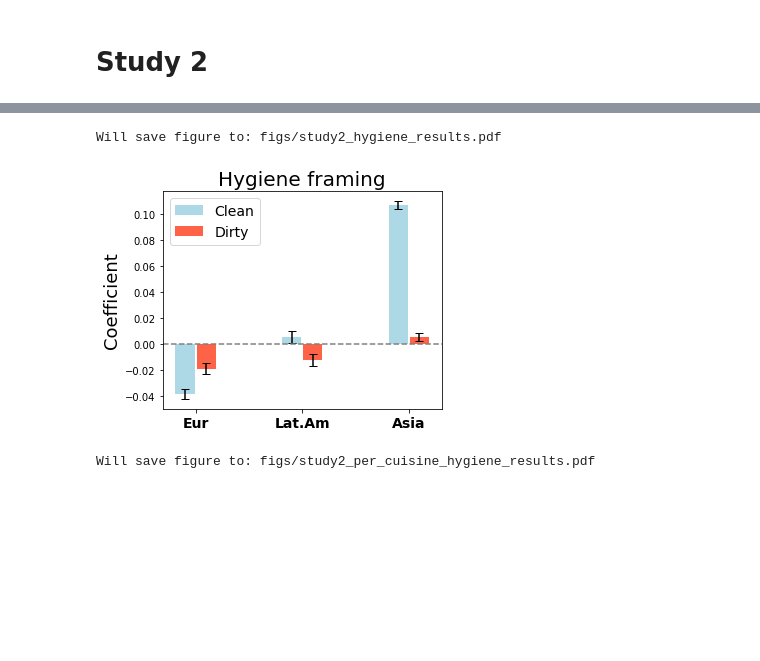
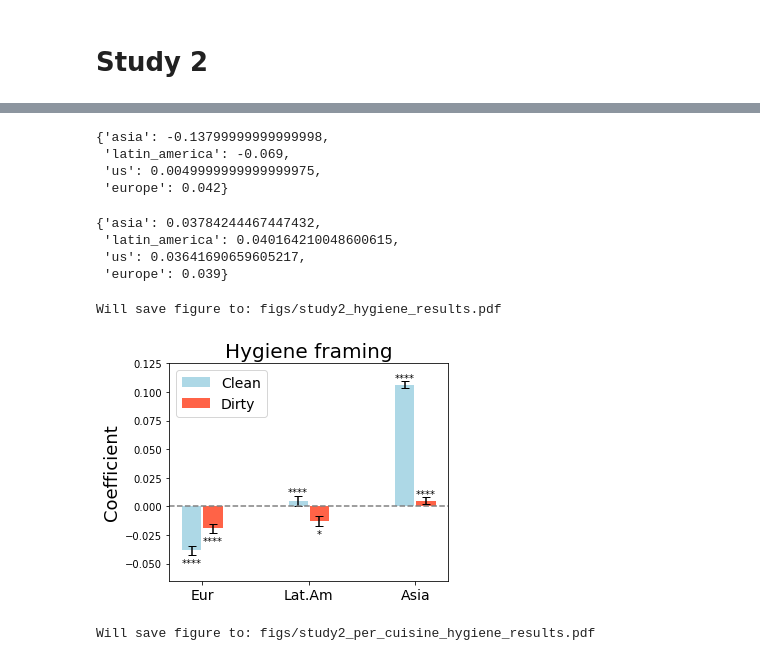
Before and after one commit to yiweiluo/immigrant-food-framing, a Jupyter notebook: 2_DATA_ANALYSIS/plotting.ipynb, the cells around one changed output, grey strips where cells are left out. Saved outputs shown, nothing was run; the diff lists cells and outputs as text; code cells hidden in the pictures; blank space fills up the shorter version.

Commit message:
update Study1B figures; change Study1A point plots to barplots; add sig asterisks

```diff
--- a/2_DATA_ANALYSIS/plotting.ipynb
+++ b/2_DATA_ANALYSIS/plotting.ipynb
@@ -837,8 +1143,8 @@ ax2.set_xticklabels(['exot.','proto.','auth.'], fontsize=16)
 
 for ax_ix,ax in enumerate([ax1, ax2]):
     ax.set_xlabel("")
-    ax.text(-0.1, 1.03, string.ascii_uppercase[ax_ix], transform=ax.transAxes,
-                size=17, weight='bold')
+#     ax.text(-0.1, 1.03, string.ascii_uppercase[ax_ix], transform=ax.transAxes,
+#                 size=17, weight='bold')
     ax.set_xticklabels(ax.get_xticklabels(), fontsize=12)
     plt.setp(ax.get_legend().get_texts(), fontsize='14')
     plt.setp(ax.get_legend().get_title(), fontsize='14')
@@ -882,8 +1188,8 @@ ax2.set_xticklabels(['exot.','proto.','auth.'], fontsize=16)
 
 for ax_ix,ax in enumerate([ax1, ax2]):
     ax.set_xlabel("")
-    ax.text(-0.1, 1.03, string.ascii_uppercase[ax_ix], transform=ax.transAxes,
-                size=17, weight='bold')
+#     ax.text(-0.1, 1.03, string.ascii_uppercase[ax_ix], transform=ax.transAxes,
+#                 size=17, weight='bold')
     ax.set_xticklabels(ax.get_xticklabels(), fontsize=12)
     plt.setp(ax.get_legend().get_texts(), fontsize='14')
     plt.setp(ax.get_legend().get_title(), fontsize='14')
@@ -1097,8 +1562,8 @@ for ax_ix,dep_var in enumerate(dep_vars_to_plot):
         ax.set_title(f"{prettify_dep_var(dep_var)} framing"+r'$\uparrow$',fontsize=20)
     else:
         ax.set_title(f"{prettify_dep_var(dep_var)} framing"+r'$\downarrow$',fontsize=20)
-    ax.text(-0.1, 1.02, string.ascii_uppercase[ax_ix], transform=ax.transAxes,
-            size=20, weight='bold')
+#     ax.text(-0.1, 1.02, string.ascii_uppercase[ax_ix], transform=ax.transAxes,
+#             size=20, weight='bold')
 
     if ax_ix % 2 == 0:
         ax.set_ylabel("Coefficient", fontsize=18)
@@ -1243,0 +1724,7 @@ Will save figure to: figs/user_cont_study2_main_results.pdf
+# %%
+dep_var = 'filtered_liwc_posemo_agg_score'
+res = fetch_results(dep_var, 'biz_cuisine_region', user_controlled=True)
+covar_res = fetch_results(dep_var, 'biz_cuisine_region', covars=True, user_controlled=True)
+per_region_coeffs = get_abs_coeffs(res, ref='europe', per_cuisine=False)
+per_region_errs = get_abs_errs(res, covar_res, ref='europe', per_cuisine=False)
+per_region_pvals = get_pvalues(res, ref='europe', per_cuisine=False)
@@ -1244,3 +1763,17 @@ Will save figure to: figs/user_cont_study2_main_results.pdf
+# %%
+per_region_coeffs
+# %% [output]
+{'asia': -0.13799999999999998,
+ 'latin_america': -0.069,
+ 'us': 0.0049999999999999975,
+ 'europe': 0.042}
+# %%
+per_region_errs
+# %% [output]
+{'asia': 0.03784244467447432,
+ 'latin_america': 0.040164210048600615,
+ 'us': 0.03641690659605217,
+ 'europe': 0.039}
 # %%
 # Study 2 hygiene results
 
@@ -1255,7 +1788,8 @@ fig, ax = plt.subplots(figsize=(5,4),sharey=True,sharex=True)
 # Overall parameters
 ax.axhline(y=0, color="gray", linestyle="--")
 ax.set_xticks(range(len(region_coeff_ticks)))
-ax.set_xticklabels(pretty_region_coeff_ticks, fontweight='bold', fontsize=14)
+ax.set_xticklabels(pretty_region_coeff_ticks, fontsize=14)
+ax.set_ylim([-0.065,.125])
 
 region_coeff_ticks = ['europe','latin_america','asia']
 pretty_region_coeff_ticks = ['Eur','Lat.Am','Asia']
@@ -1267,35 +1801,60 @@ for var_ix, dep_var in enumerate(dep_vars_to_plot):
     covar_res = fetch_results(dep_var, 'biz_cuisine_region', covars=True)
     per_region_coeffs = get_abs_coeffs(res, ref='europe', per_cuisine=False)
     per_region_errs = get_abs_errs(res, covar_res, ref='europe', per_cuisine=False)
+    per_region_pvals = get_pvalues(res, ref='europe', per_cuisine=False)
 
     # Plot aggregate coefficients
     if var_ix == 0:
         ax.bar([x-.1 for x in range(len(region_coeff_ticks))],
                [per_region_coeffs[x] for x in region_coeff_ticks],
                width=0.18,
                yerr=[2*per_region_errs[x] for x in region_coeff_ticks],
                capsize=4,
                color='lightblue',#[cont2color[x] for x in region_coeff_ticks],
                zorder=1, label='Clean')
+        # Add significance
+        y_disp = 0.002
+        capheight = .001
+        for i, region in enumerate(['europe','latin_america','asia']):
+            height = per_region_coeffs[region]
+            if height < 0:
+                height = height - 2*per_region_errs[region] - y_disp - capheight
+            else:
+                height = height + 2*per_region_errs[region] + 3*y_disp + capheight
+            ax.text(i-.1, height,
+                    mark_significance("", per_region_pvals[region]),
+                    ha='center', va='top', color='k')
     if var_ix == 1:
         ax.bar([x+.1 for x in range(len(region_coeff_ticks))],
                [per_region_coeffs[x] for x in region_coeff_ticks],
                width=0.18,
                yerr=[2*per_region_errs[x] for x in region_coeff_ticks],
                capsize=4,
                color='tomato',#[cont2color[x] for x in region_coeff_ticks],
                zorder=1, label='Dirty')
+        # Add significance
+        y_disp = 0.002
+        capheight = .001
+        for i, region in enumerate(['europe','latin_america','asia']):
+            height = per_region_coeffs[region]
+            if height < 0:
+                height = height - 2*per_region_errs[region] - y_disp - capheight
+            else:
+                height = height + 2*per_region_errs[region] + 3*y_disp + capheight
+            ax.text(i+.1, height,
+                    mark_significance("", per_region_pvals[region]),
+                    ha='center', va='top', color='k')
 
 # Add titles
 ax.set_title("Hygiene framing",fontsize=20)
 ax.set_ylabel("Coefficient", fontsize=18)
 plt.legend(fontsize=14)
 
 plt.savefig(os.path.join(FIGURES_DIR, f"{fig_name}.pdf"),bbox_inches="tight")
 plt.show()
 # %% [output]
 Will save figure to: figs/study2_hygiene_results.pdf
-[figure, old version]
+[figure, new version]
 # %%
 # study 2 per cuisine hygiene results
 
```
Also changed, not shown: parts of 28 cells of this notebook.
